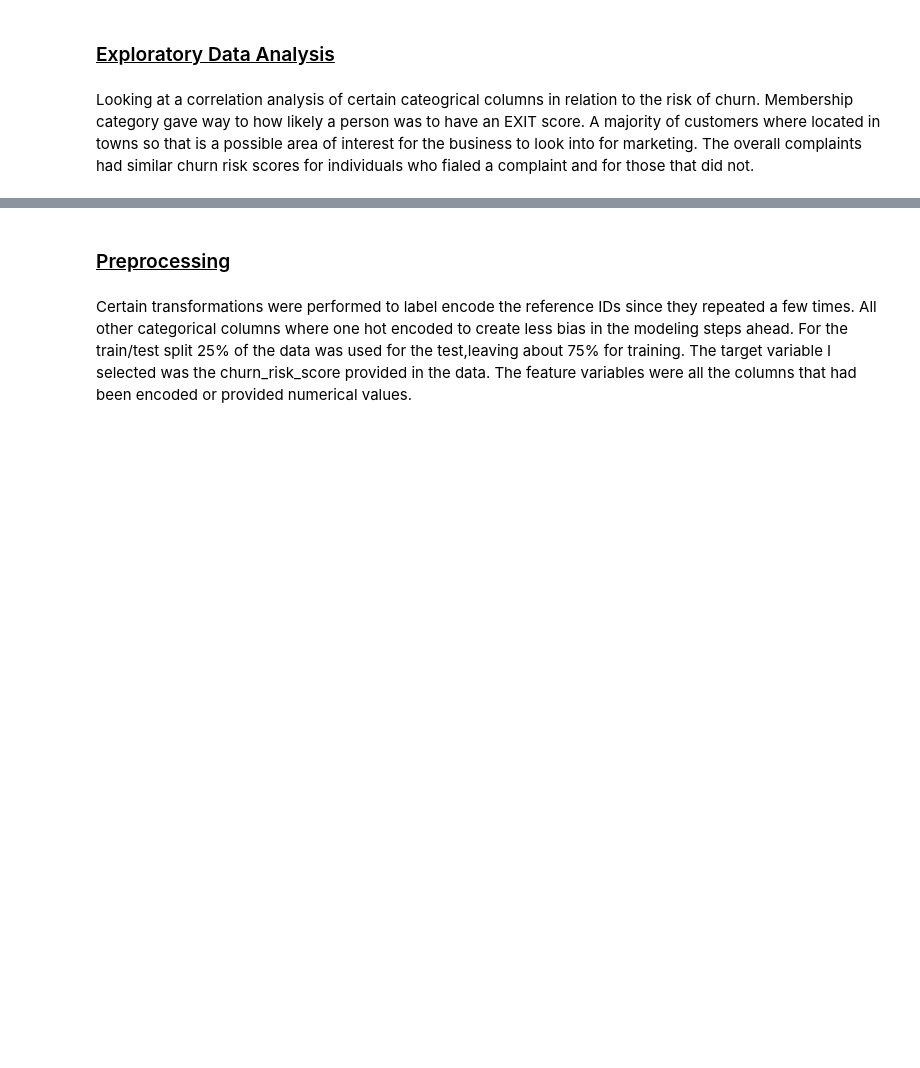
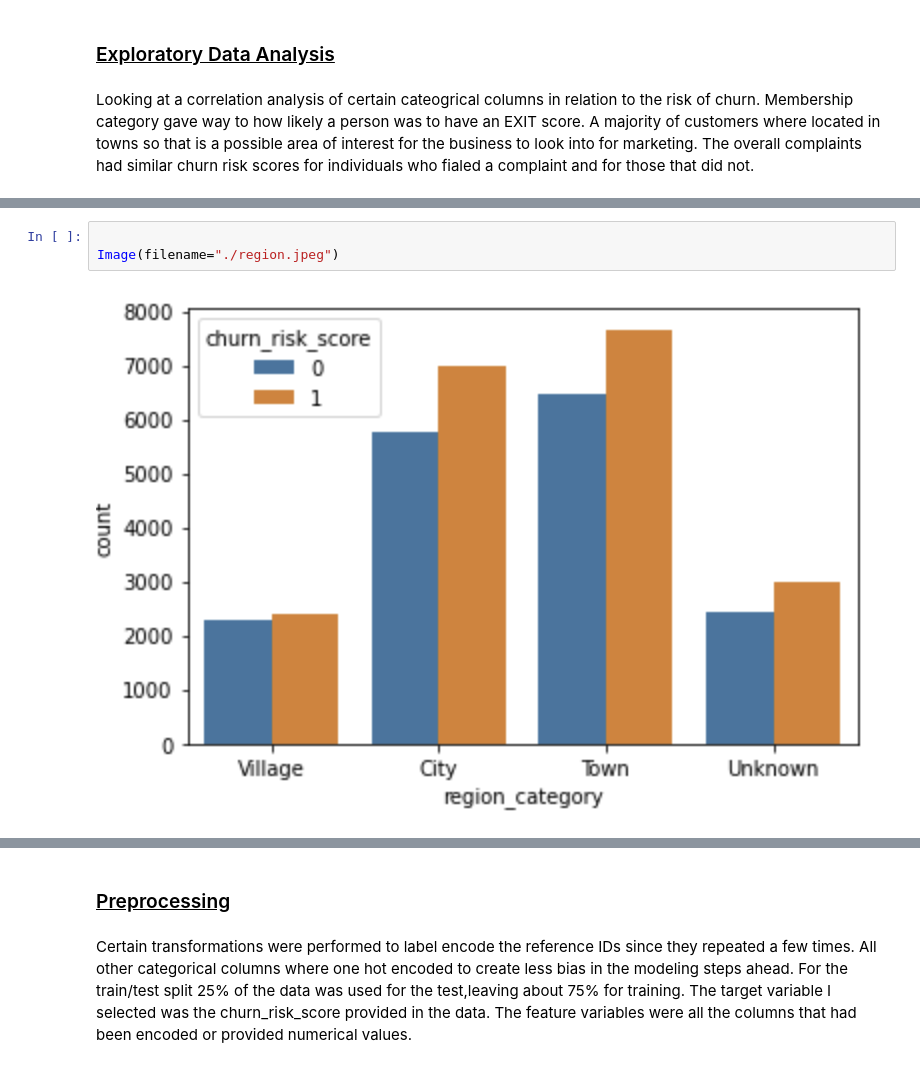
Before and after one commit to yshevche/Customer_Churn_Capstone, a Jupyter notebook: notebooks/Customer_Churn_Report.ipynb, the cells around one changed output, grey strips where cells are left out. Cells and saved outputs as stored; diff of their text form; blank space fills up the shorter version.

```diff
--- a/notebooks/Customer_Churn_Report.ipynb
+++ b/notebooks/Customer_Churn_Report.ipynb
@@ -20,0 +20,5 @@ Looking at a correlation analysis of certain cateogrical columns in relation to
+# %%
+
+Image(filename="./region.jpeg")
+# %% [output]
+[figure, added]
```
Also changed, not shown: parts of 9 cells of this notebook.
